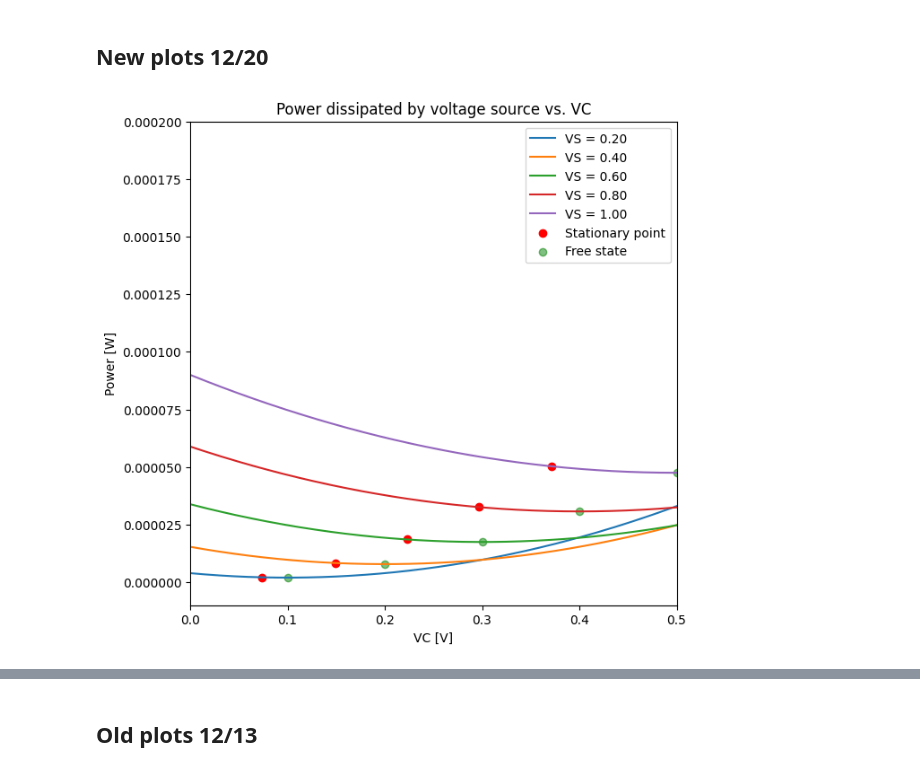
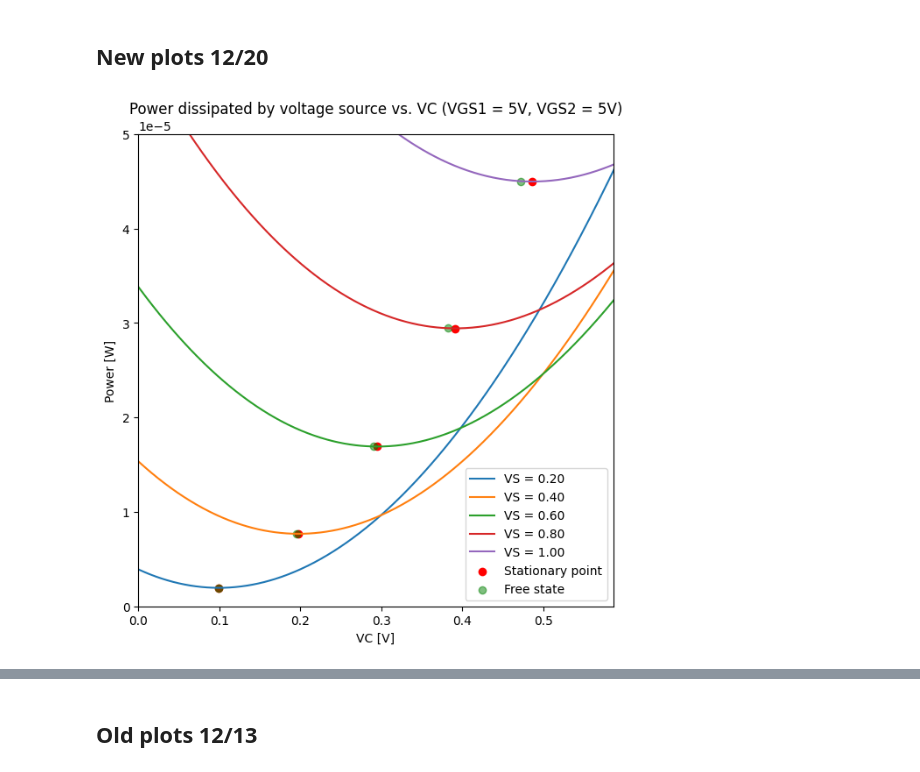
Before and after one commit to Ma-Lab-Cal/self-learning-machines, a Jupyter notebook: stationary_points.ipynb, the cells around one changed output, grey strips where cells are left out. Drawn from its saved outputs; the diff is of its cells as text; code cells hidden in the pictures.

```diff
--- a/stationary_points.ipynb
+++ b/stationary_points.ipynb
@@ -231,35 +232,35 @@ plt.show()
 # %%
 plt.figure(figsize=(7, 7))
 
 # plt.subplot(1, 2, 1)
 # for i in range(0, len(powers), 1):
 #     plt.plot(clamp_sweep, source_powers[i], label=f'VS = {source_vals[i]:.2f}')
 
 # plt.legend()
 # plt.title('Power dissipated by voltage source vs. VC')
 # plt.xlabel('VC [V]')
 # plt.ylabel('Power [W]')
 
 # plt.subplot(1, 2, 2)
 for i in range(0, len(powers), 1):
     plt.plot(clamp_sweep, powers[i], label=f'VS = {source_vals[i]:.2f}')
 
 
 # j=2
 # plt.scatter(clamp_sweep[stationary_inds_source][j], [source_powers[i][stationary_inds_source][i] for i in range(len(powers))][j], c='r', label='Stationary point')
 # plt.scatter(free_states[j], free_powers[j], c='g', label='Free state')
-plt.scatter(clamp_sweep[stationary_inds_source], [powers[i][stationary_inds_source][i] for i in range(len(powers))], c='r', label='Stationary point')
+plt.scatter(clamp_sweep[stationary_inds], [powers[i][stationary_inds][i] for i in range(len(powers))], c='r', label='Stationary point')
 plt.scatter(free_states, free_powers, c='g', label='Free state', alpha=0.5)
 
-plt.ylim(-1e-5, 2e-4)
-plt.xlim(0, .5)
+plt.ylim(0, 5e-5)
+plt.xlim(0, max(max(free_states), max(clamp_sweep[stationary_inds])) + 0.1)
 plt.legend()
-plt.title('Power dissipated by voltage source vs. VC')
+plt.title(f'Power dissipated by voltage source vs. VC (VGS1 = {VG1}V, VGS2 = {VG2}V)')
 plt.xlabel('VC [V]')
 plt.ylabel('Power [W]')
 plt.show()
 # %% [output]
-[figure, old version]
+[figure, new version]
 # %%
 # verification that our free state voltages are correct
 j = 3
```
Also changed, not shown: parts of 11 cells of this notebook, 2 other files.
